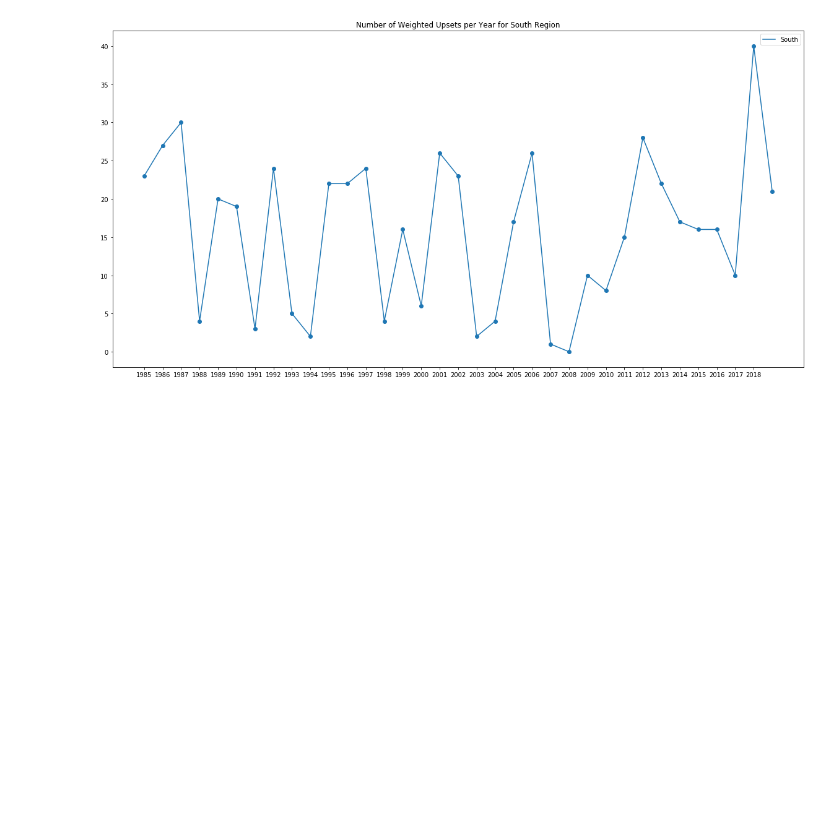
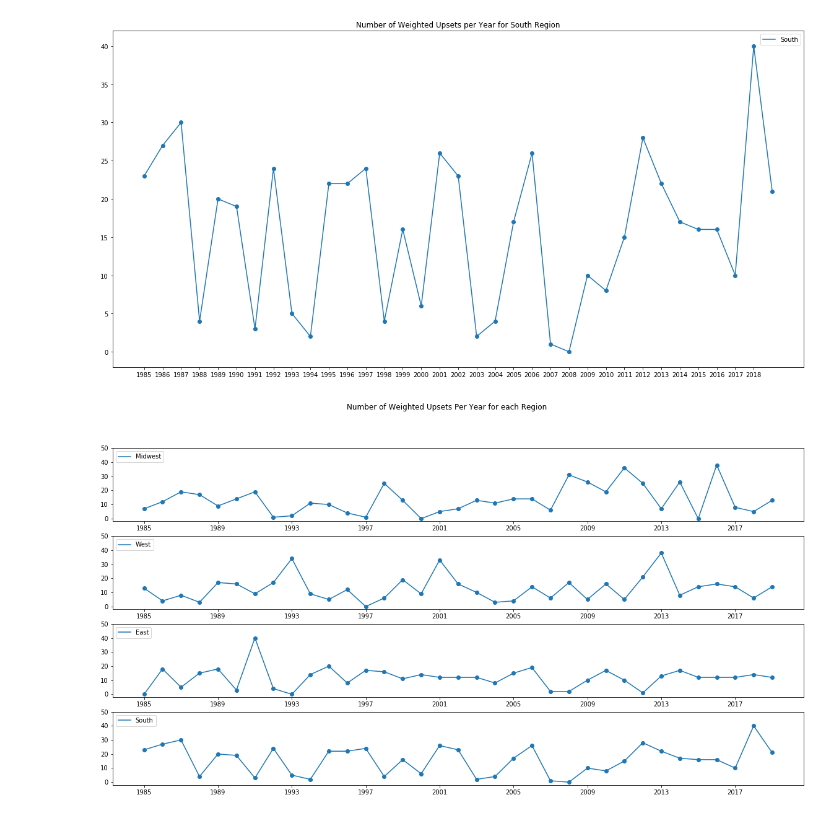
Before and after one commit to ian-ludden/power-model-ncaa, a Jupyter notebook: utils/UpsetGraphs.ipynb, the cells around one changed output. Drawn from its saved outputs; the diff is of its cells as text; code cells hidden in the pictures; blank space fills up the shorter version.

Commit message:
Recommitting graphs

```diff
--- a/utils/UpsetGraphs.ipynb
+++ b/utils/UpsetGraphs.ipynb
@@ -567,3 +567,34 @@ plt.title("Number of Weighted Upsets per Year for South Region")
 plt.show()
 # %% [output]
 [figure]
+# %%
+fig, axs = plt.subplots(4)
+
+axs[0].scatter(df['Year'], df['Midwest'])
+axs[0].plot(df['Year'], df['Midwest'], label = 'Midwest')
+axs[0].legend(loc = 2)
+axs[0].set_xticks(range(1985, 2019, 4))
+axs[0].set_yticks(range(0, 60, 10))
+
+axs[1].scatter(df['Year'], df['West'])
+axs[1].plot(df['Year'], df['West'], label = 'West')
+axs[1].legend(loc = 2)
+axs[1].set_xticks(range(1985, 2019, 4))
+axs[1].set_yticks(range(0, 60, 10))
+
+axs[2].scatter(df['Year'], df['East'])
+axs[2].plot(df['Year'], df['East'], label = 'East')
+axs[2].legend(loc = 2)
+axs[2].set_xticks(range(1985, 2019, 4))
+axs[2].set_yticks(range(0, 60, 10))
+
+axs[3].scatter(df['Year'], df['South'])
+axs[3].plot(df['Year'], df['South'], label = 'South')
+axs[3].legend(loc = 2)
+axs[3].set_xticks(range(1985, 2019, 4))
+axs[3].set_yticks(range(0, 60, 10))
+
+plt.suptitle("Number of Weighted Upsets Per Year for each Region")
+plt.show()
+# %% [output]
+[figure, added]
```
Also changed, not shown: parts of 2 cells of this notebook.
